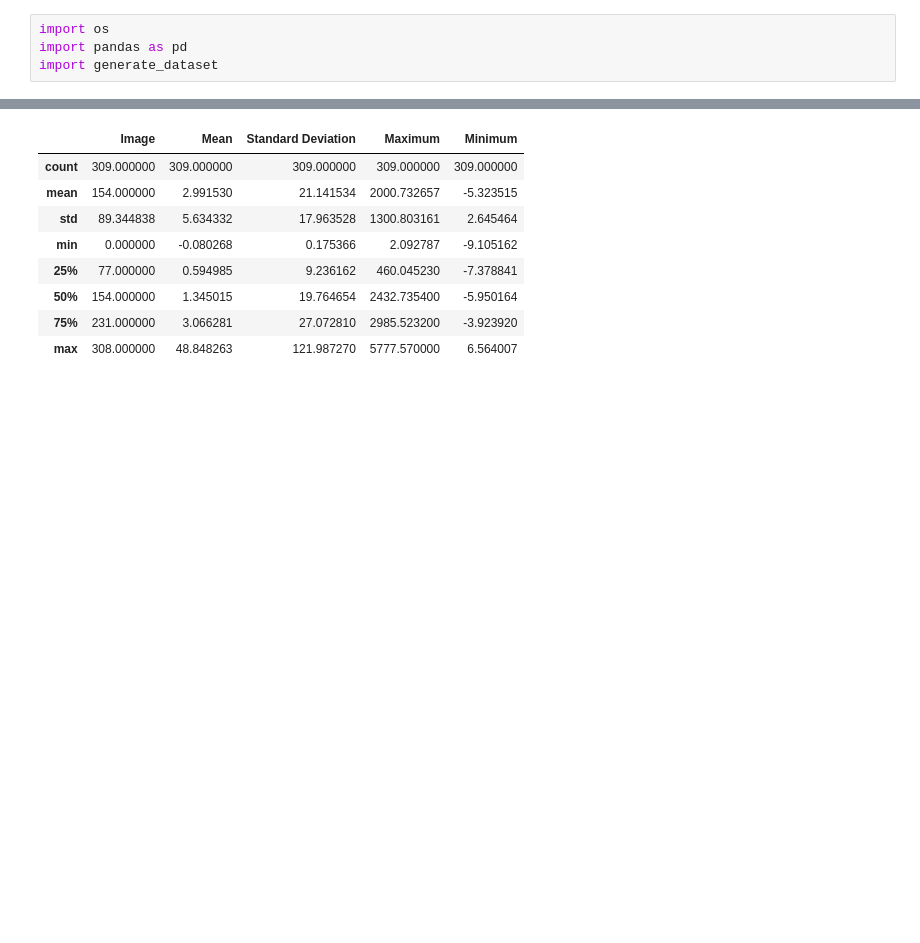
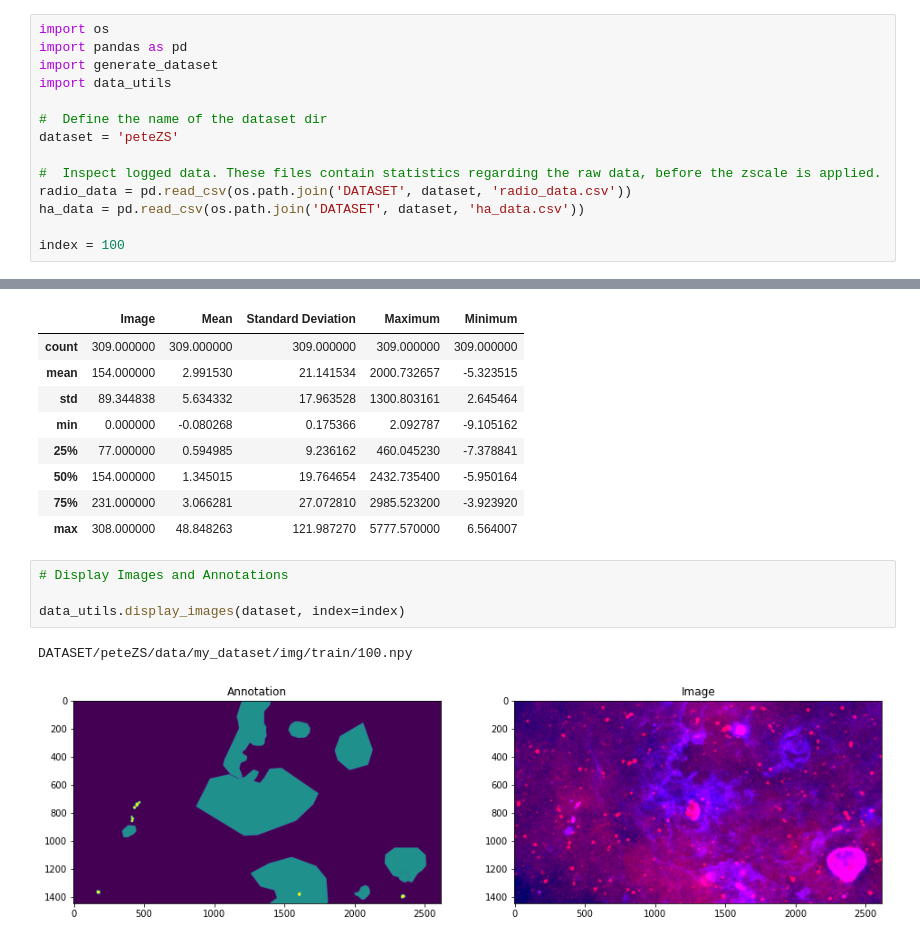
Before and after one commit to joedeboom/astropy, a Jupyter notebook: CreateDataset.ipynb, the cells around one changed output, grey strips where cells are left out. Saved outputs shown, nothing was run; the diff lists cells and outputs as text; blank space fills up the shorter version.

```diff
--- a/CreateDataset.ipynb
+++ b/CreateDataset.ipynb
@@ -2,4 +2,14 @@
 import os
 import pandas as pd
 import generate_dataset
+import data_utils
+
+#  Define the name of the dataset dir
+dataset = 'peteZS'
+
+#  Inspect logged data. These files contain statistics regarding the raw data, before the zscale is applied.
+radio_data = pd.read_csv(os.path.join('DATASET', dataset, 'radio_data.csv'))
+ha_data = pd.read_csv(os.path.join('DATASET', dataset, 'ha_data.csv'))
+
+index = 100
 # %%
@@ -84,3 +96,10 @@ ha_data.describe()
 | 50% | 154.000000 | 1.345015 | 19.764654 | 2432.735400 | -5.950164 |
 | 75% | 231.000000 | 3.066281 | 27.072810 | 2985.523200 | -3.923920 |
 | max | 308.000000 | 48.848263 | 121.987270 | 5777.570000 | 6.564007 |
+# %%
+# Display Images and Annotations
+
+data_utils.display_images(dataset, index=index)
+# %% [output]
+DATASET/peteZS/data/my_dataset/img/train/100.npy
+[figure, added]
```
Also changed, not shown: parts of 9 cells of this notebook, 1 other file.
